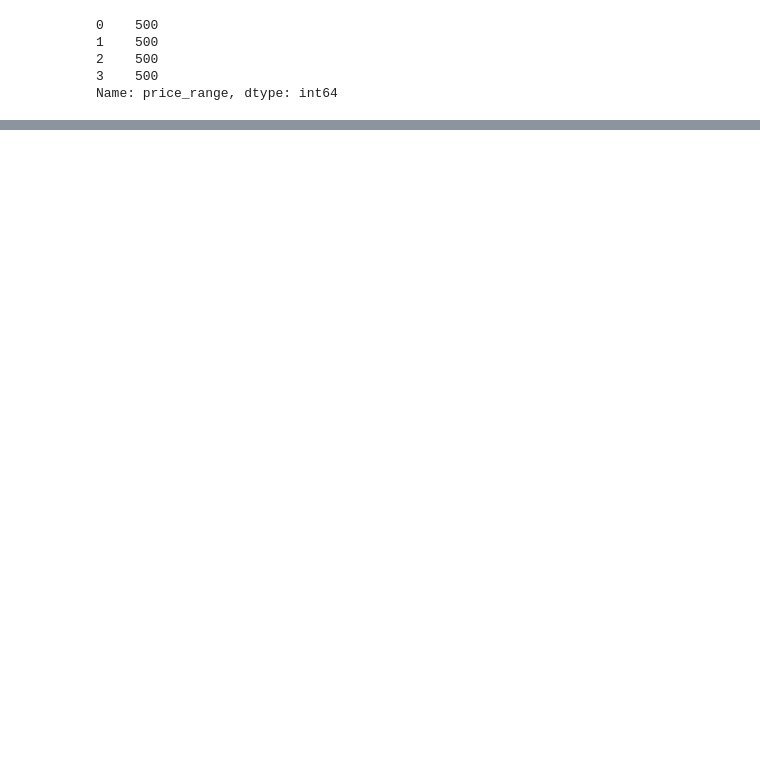
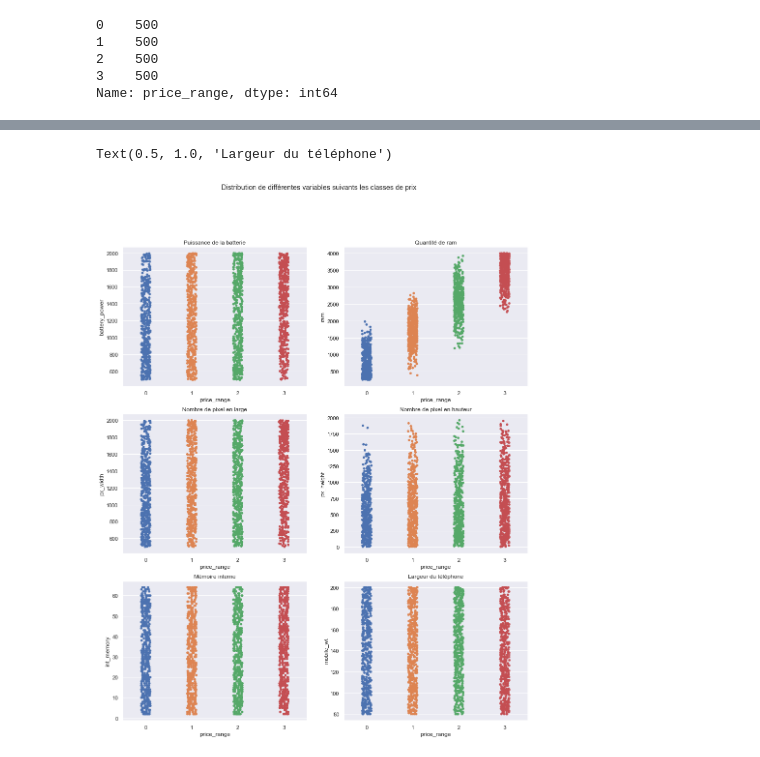
Before and after one commit to MohamedNennouche/mobile-price-classification, a Jupyter notebook: notebook-price.ipynb, the cells around one changed output, grey strips where cells are left out. Cells and saved outputs as stored; diff of their text form; code cells hidden in the pictures; blank space fills up the shorter version.

Commit message:
Initialisation du projet et visualisation des données d'entraînement

```diff
--- a/notebook-price.ipynb
+++ b/notebook-price.ipynb
@@ -12,6 +15,6 @@ import seaborn as sns
 # %%
-data_app = pd.read_csv("./train.csv")
-data_app.head()
+data_app_train = pd.read_csv("./train.csv")
+data_app_train.head()
 # %% [output]
 |  | battery_power | blue | clock_speed | dual_sim | fc | four_g | int_memory | m_dep | mobile_wt | ... |
 | 0 | 842 | 0 | 2.2 | 0 | 1 | 0 | 7 | 0.6 | 188 | ... |
@@ -34,0 +58,25 @@ data_app.shape
+# %%
+sns.set_theme(style="darkgrid")
+fig, axes = plt.subplots(3, 2, figsize=(15, 18))
+fig.suptitle('Distribution de différentes variables suivants les classes de prix')
+
+sns.stripplot(ax=axes[0, 0],data=data_app_train ,x='price_range', y='battery_power')
+axes[0,0].set_title('Puissance de la batterie')
+
+sns.stripplot(ax=axes[0, 1],data=data_app_train ,x='price_range', y='ram')
+axes[0,1].set_title('Quantité de ram')
+
+sns.stripplot(ax=axes[1,0],data=data_app_train ,x='price_range', y='px_width')
+axes[1,0].set_title('Nombre de pixel en large')
+
+sns.stripplot(ax=axes[1,1],data=data_app_train ,x='price_range', y='px_height')
+axes[1,1].set_title('Nombre de pixel en hauteur')
+
+sns.stripplot(ax=axes[2, 0],data=data_app_train ,x='price_range', y='int_memory')
+axes[2,0].set_title('Mémoire interne')
+
+sns.stripplot(ax=axes[2, 1],data=data_app_train ,x='price_range', y='mobile_wt')
+axes[2, 1].set_title('Largeur du téléphone')
+# %% [output]
+Text(0.5, 1.0, 'Largeur du téléphone')
+[figure, added]
```
Also changed, not shown: parts of 9 cells of this notebook, 1 other file.
